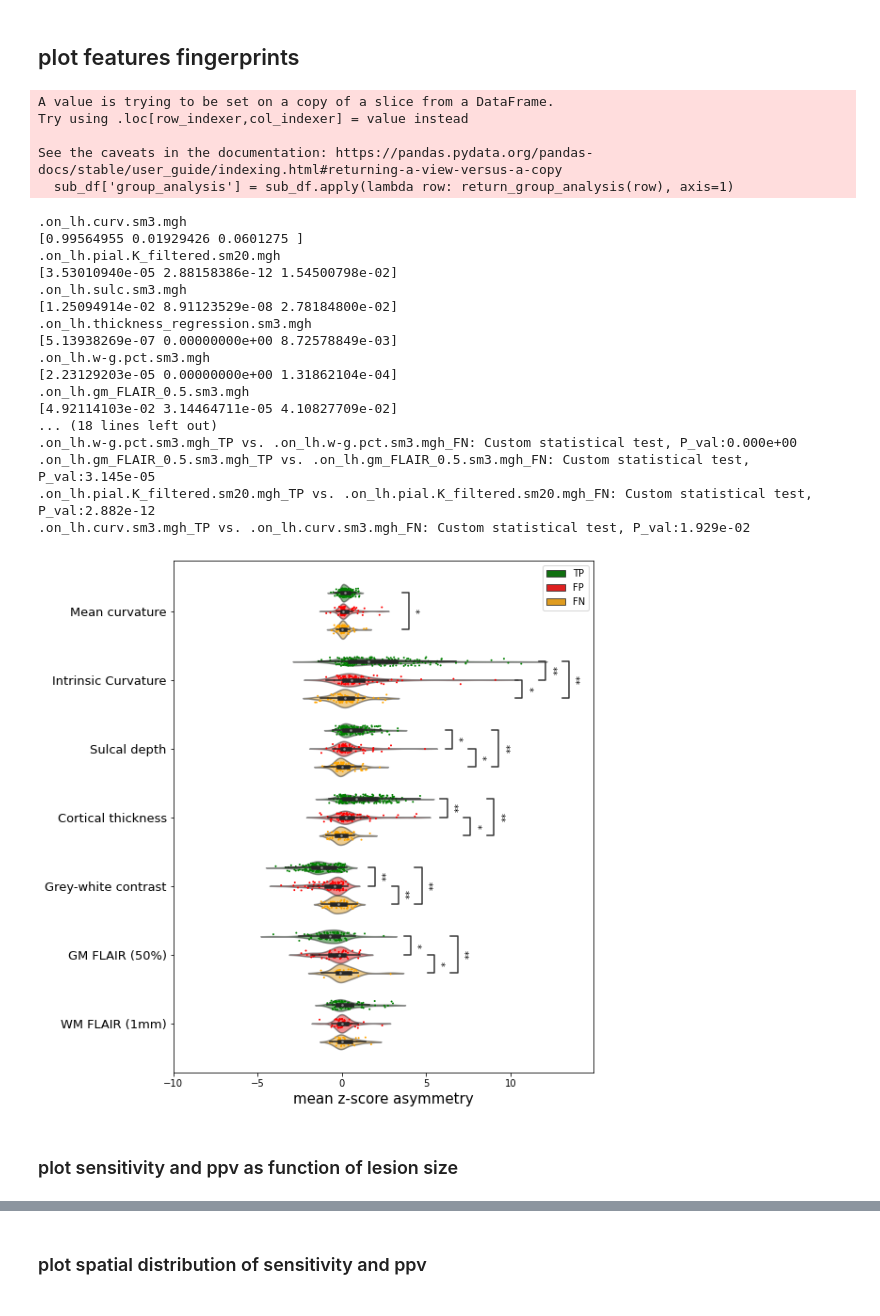
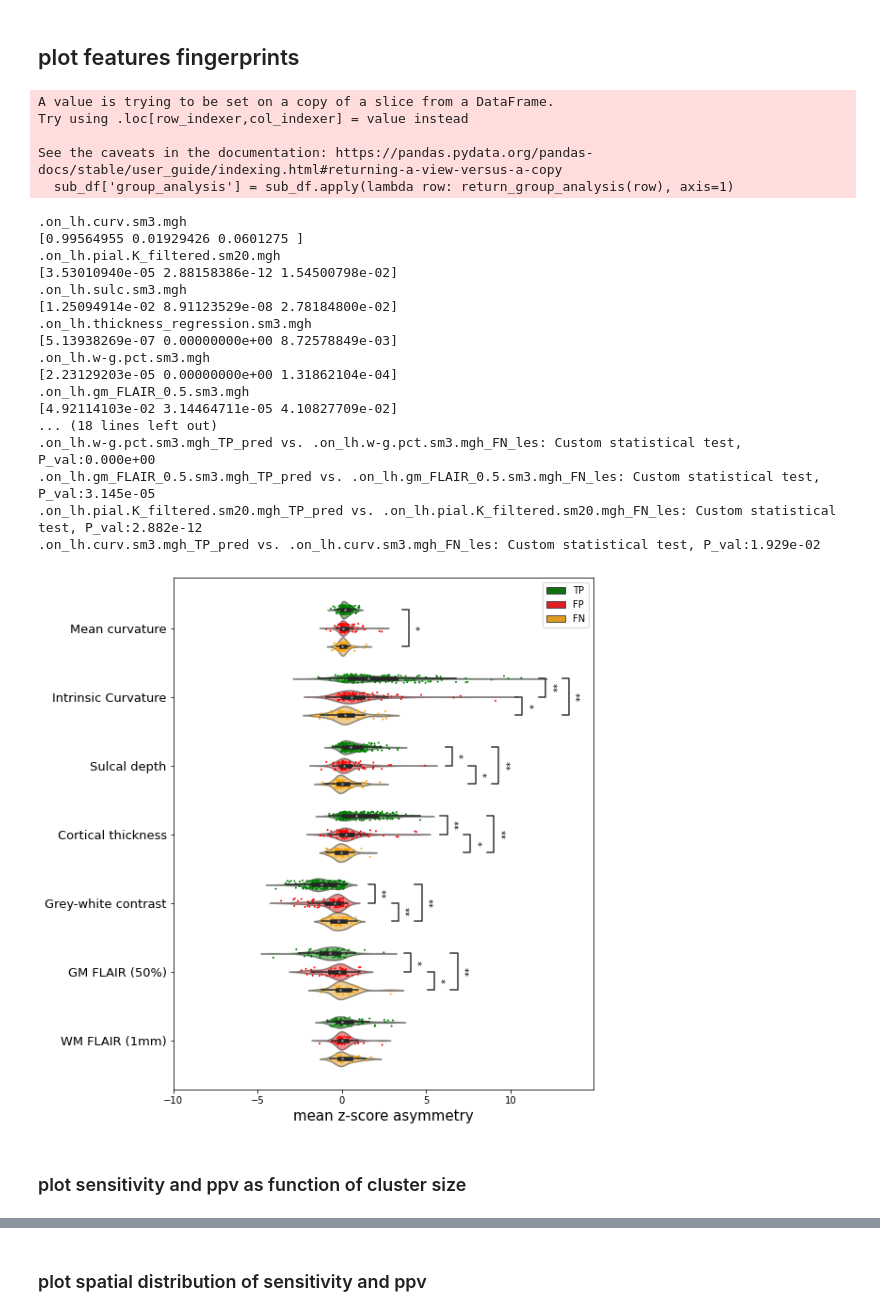
Before and after one commit to MELDProject/meld_graph, a Jupyter notebook: notebooks/analysis_predictions.ipynb, the cells around one changed output, grey strips where cells are left out. Cells and saved outputs as stored; diff of their text form; code cells hidden in the pictures.

```diff
--- a/notebooks/analysis_predictions.ipynb
+++ b/notebooks/analysis_predictions.ipynb
@@ -38,7 +39,7 @@ from PIL import Image
 # %%
 dataset = 'test'  # "test" or "H101"
 
-model_graph = '23-10-30_LVHZ_dcp/s_0/fold_all_newthreshold'
+model_graph = '/23-10-30_LVHZ_dcp/s_0/fold_all_newthreshold'
 # %%
 # load experiment
 exp = meld_graph.experiment.Experiment.from_folder(model_graph)
@@ -160,7 +164,7 @@ for subject_id in subjects:
             values['cluster'] = cluster
             # get prediction
             predictions_array.append(predictions[hemi]==cluster)
-            values['cluster_size'] = (predictions[hemi]==cluster).sum()
+            values['cluster_size'] = np.sum(cohort.surf_area[predictions[hemi]==cluster]) / 100
             # get saliency cluster
             saliencies_cl = saliencies[f'saliencies_{cluster}'][hemi]
             saliencies_cl = saliencies_cl * (NVERT/2)
@@ -192,8 +196,8 @@ for subject_id in subjects:
             mask = labels_hemis[hemi].astype(bool)
             labels_array.append(mask)
             values['cluster'] = 'lesion_mask'
-            values['cluster_size'] = mask.sum()
-            if ((predictions[hemi]>0==cluster)&(borderzones.astype(bool))).any():
+            values['cluster_size'] = np.sum(cohort.surf_area[mask]) / 100
+            if ((predictions[hemi]>0)&(borderzones.astype(bool))).any():
                 values['detected'] = True
                 fn_array.append(False)
             else:
@@ -242,11 +247,13 @@ fn_array = data['fn_array']
 # %%
 def return_group_analysis(row):
     if (row['cluster']!='lesion_mask')&(row['detected']==True):
-        group_analysis='TP'
+        group_analysis='TP_pred'
     elif (row['cluster']!='lesion_mask')&(row['detected']==False):
-        group_analysis='FP'
+        group_analysis='FP_pred'
     elif (row['cluster']=='lesion_mask')&(row['detected']==False):
-        group_analysis='FN'
+        group_analysis='FN_les'
+    elif (row['cluster']=='lesion_mask')&(row['detected']==True):
+        group_analysis='TP_les'
     else:
         group_analysis=np.nan
     return group_analysis
@@ -271,7 +278,7 @@ from statannotations.Annotator import Annotator
 import statsmodels.stats.multitest as multi
 
 
-analysis = ['TP','FP','FN']
+analysis = ['TP_pred','FP_pred','FN_les']
 # analysis = ['FCD 1&3', 'FCD 2A', 'FCD 2B']
 
 preprocessing = ".inter_z.asym.intra_z.combat"
@@ -280,9 +287,9 @@ sub_dfs = []
 
 # get characteristic of analysis
 sub_df = df_salient[df_salient['preprocessing']==preprocessing]
-if analysis == ['TP','FP','FN']:
+if analysis == ['TP_pred','FP_pred','FN_les']:
     sub_df['group_analysis'] = sub_df.apply(lambda row: return_group_analysis(row), axis=1)
-    colors = {'TP':'green', 'FP':'red', 'FN':'orange',}
+    colors = {'TP_pred':'green', 'FP_pred':'red', 'FN_les':'orange',}
     xlims = [-10,10]
 elif analysis == ['FCD 1&3', 'FCD 2A', 'FCD 2B'] :
     sub_df['group_analysis'] = sub_df.apply(lambda row: return_histo_analysis(row), axis=1)
@@ -360,49 +367,38 @@ configuration = {
                  'pvalue_thresholds':[[0.001, "**"], [0.05, "*"]],
                     }
 annotator.configure(**configuration)
 annotator.set_pvalues(pvalues_pairs).annotate()
 
-# # OR apply test in the annotator
-# configuration = {
-#                 'test':'t-test_ind',
-#                  'comparisons_correction':'holm',
-#                  'text_format':'star',
-#                  'hide_non_significant':True,
-#                  'pvalue_thresholds':[[0.001, "**"], [0.05, "*"]],
-#                     }
-# annotator.configure(**configuration)
-# annotator.apply_test().annotate()
-
 # update legend
 handles, previous_labels = ax.get_legend_handles_labels()
 new_handles = handles[0:3]
 new_labels = previous_labels[0:3]
-ax.legend(handles=new_handles, labels=new_labels)
+ax.legend(handles=new_handles, labels=[x.split('_')[0] for x in new_labels])
 
 plt.show()
 # %% [output]
 A value is trying to be set on a copy of a slice from a DataFrame.
 Try using .loc[row_indexer,col_indexer] = value instead
 
 See the caveats in the documentation: https://pandas.pydata.org/pandas-docs/stable/user_guide/indexing.html#returning-a-view-versus-a-copy
   sub_df['group_analysis'] = sub_df.apply(lambda row: return_group_analysis(row), axis=1)
 .on_lh.curv.sm3.mgh
 [0.99564955 0.01929426 0.0601275 ]
 .on_lh.pial.K_filtered.sm20.mgh
 [3.53010940e-05 2.88158386e-12 1.54500798e-02]
 .on_lh.sulc.sm3.mgh
 [1.25094914e-02 8.91123529e-08 2.78184800e-02]
 .on_lh.thickness_regression.sm3.mgh
 [5.13938269e-07 0.00000000e+00 8.72578849e-03]
 .on_lh.w-g.pct.sm3.mgh
 [2.23129203e-05 0.00000000e+00 1.31862104e-04]
 .on_lh.gm_FLAIR_0.5.sm3.mgh
 [4.92114103e-02 3.14464711e-05 4.10827709e-02]
 ... (18 lines left out)
-.on_lh.w-g.pct.sm3.mgh_TP vs. .on_lh.w-g.pct.sm3.mgh_FN: Custom statistical test, P_val:0.000e+00
-.on_lh.gm_FLAIR_0.5.sm3.mgh_TP vs. .on_lh.gm_FLAIR_0.5.sm3.mgh_FN: Custom statistical test, P_val:3.145e-05
-.on_lh.pial.K_filtered.sm20.mgh_TP vs. .on_lh.pial.K_filtered.sm20.mgh_FN: Custom statistical test, P_val:2.882e-12
-.on_lh.curv.sm3.mgh_TP vs. .on_lh.curv.sm3.mgh_FN: Custom statistical test, P_val:1.929e-02
+.on_lh.w-g.pct.sm3.mgh_TP_pred vs. .on_lh.w-g.pct.sm3.mgh_FN_les: Custom statistical test, P_val:0.000e+00
+.on_lh.gm_FLAIR_0.5.sm3.mgh_TP_pred vs. .on_lh.gm_FLAIR_0.5.sm3.mgh_FN_les: Custom statistical test, P_val:3.145e-05
+.on_lh.pial.K_filtered.sm20.mgh_TP_pred vs. .on_lh.pial.K_filtered.sm20.mgh_FN_les: Custom statistical test, P_val:2.882e-12
+.on_lh.curv.sm3.mgh_TP_pred vs. .on_lh.curv.sm3.mgh_FN_les: Custom statistical test, P_val:1.929e-02
-[figure, old version]
+[figure, new version]
 # %% [markdown]
-### plot sensitivity and ppv as function of lesion size
+### plot sensitivity and ppv as function of cluster size
```
Also changed, not shown: parts of 14 cells of this notebook, 1 other file.
